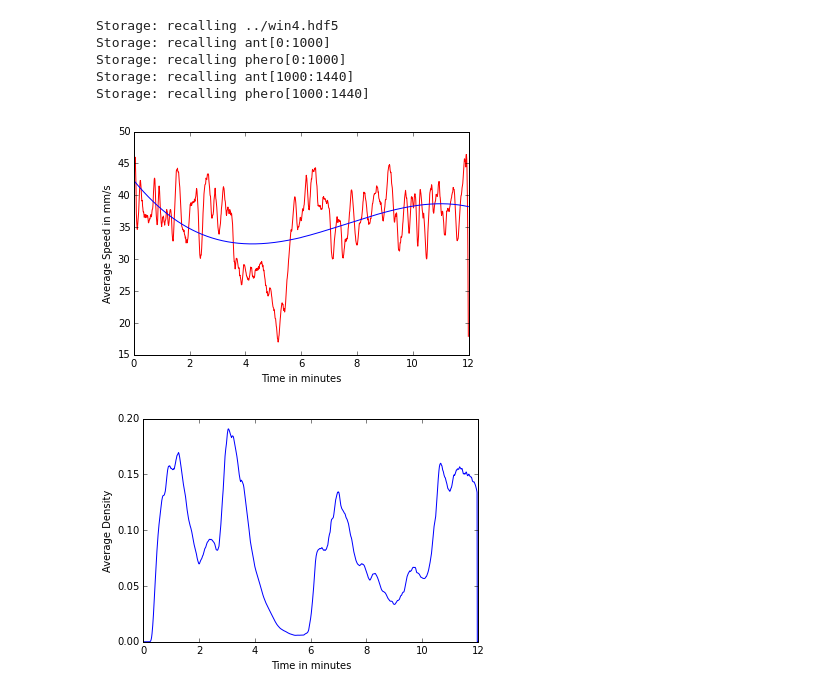
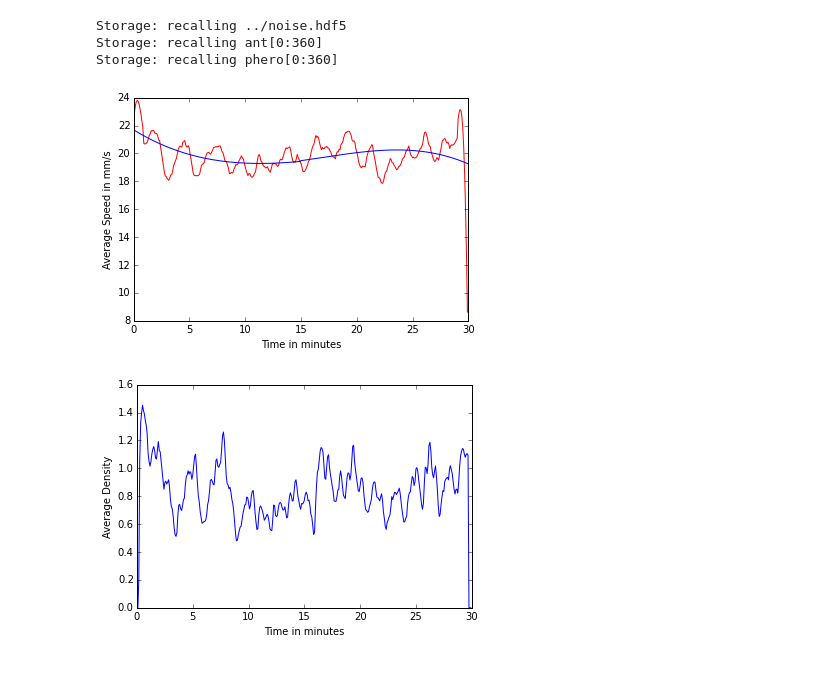
Before and after one commit to the-leonat/antsim, a Jupyter notebook: analysis/Antsim Datenanalyse.ipynb, the cells around one changed output. Drawn from its saved outputs; the diff is of its cells as text; code cells hidden in the pictures.

```diff
--- a/analysis/Antsim Datenanalyse.ipynb
+++ b/analysis/Antsim Datenanalyse.ipynb
@@ -4,40 +4,38 @@ import sys
 sys.path.append("/homes/mathphys/puhl/scratch/antsim")
 import scipy.signal
 import matplotlib.pyplot as plt
 %matplotlib inline
 
 from Storage import Storage
 
-file_name = "../win4.hdf5"
+file_name = "../noise.hdf5"
 
 sto = Storage(file_name, buffer_size = 1000)
 
 step = sto.keyval_get("record_step")
 n = int( sto.keyval_get("frame_count") / step)
 delta = sto.keyval_get("world_delta_time")
 
 avg = np.zeros(n)
 
 for i in range(n - 1):
     avg[i] = np.average(sto.get("ant", i)[2,:,:])
 
 plt.xlabel('Time in minutes')
 plt.ylabel('Average Speed in mm/s')
 
 x = np.arange(0, n * step * delta / 60, delta * step / 60)
 
 y_smooth = scipy.signal.savgol_filter(avg, n - 1, 3)
 y = scipy.signal.savgol_filter(avg, 21, 3)
 plt.plot(x, y, color='red')
 plt.plot(x, y_smooth)
 plt.show()
 # %% [output]
-Storage: recalling ../win4.hdf5
-Storage: recalling ant[0:1000]
-Storage: recalling phero[0:1000]
-Storage: recalling ant[1000:1440]
-Storage: recalling phero[1000:1440]
+Storage: recalling ../noise.hdf5
+Storage: recalling ant[0:360]
+Storage: recalling phero[0:360]
-[figure, old version]
+[figure, new version]
 # %%
 avg = np.zeros(n)
 
@@ -52,4 +50,4 @@ for i in range(i - 1):
 plt.plot(x, avg)
 plt.show()
 # %% [output]
-[figure, old version]
+[figure, new version]
```
Also changed, not shown: 5 other files.
